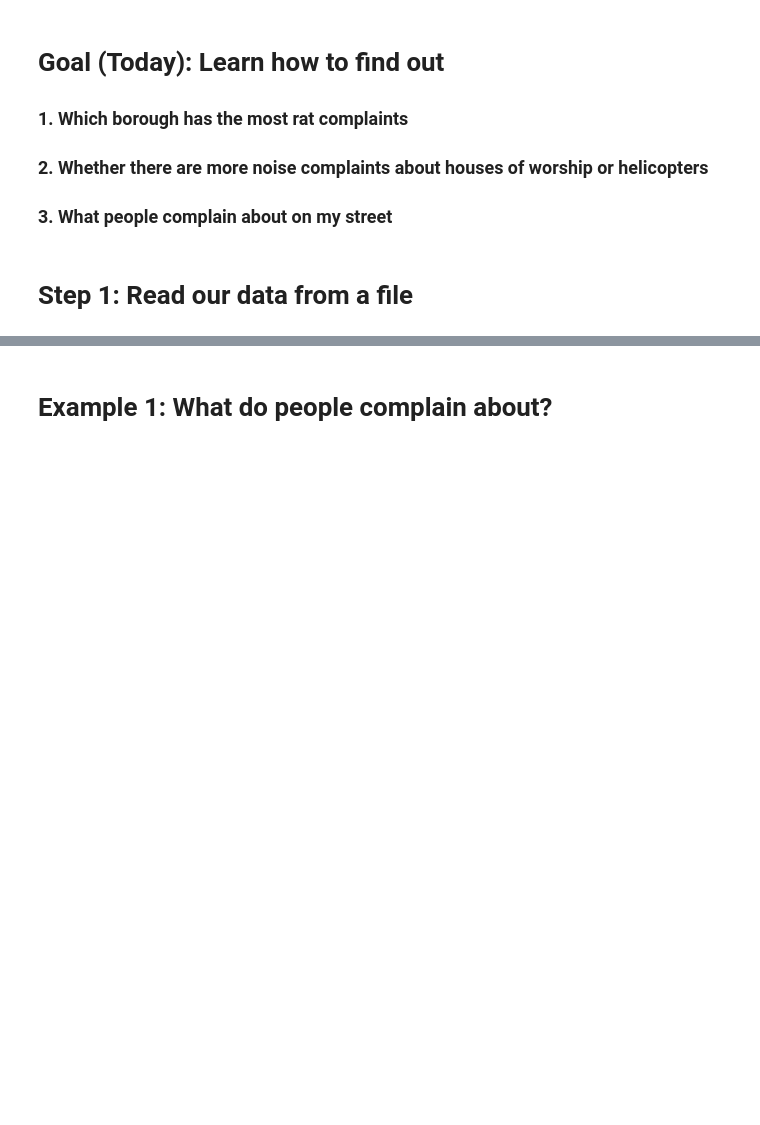
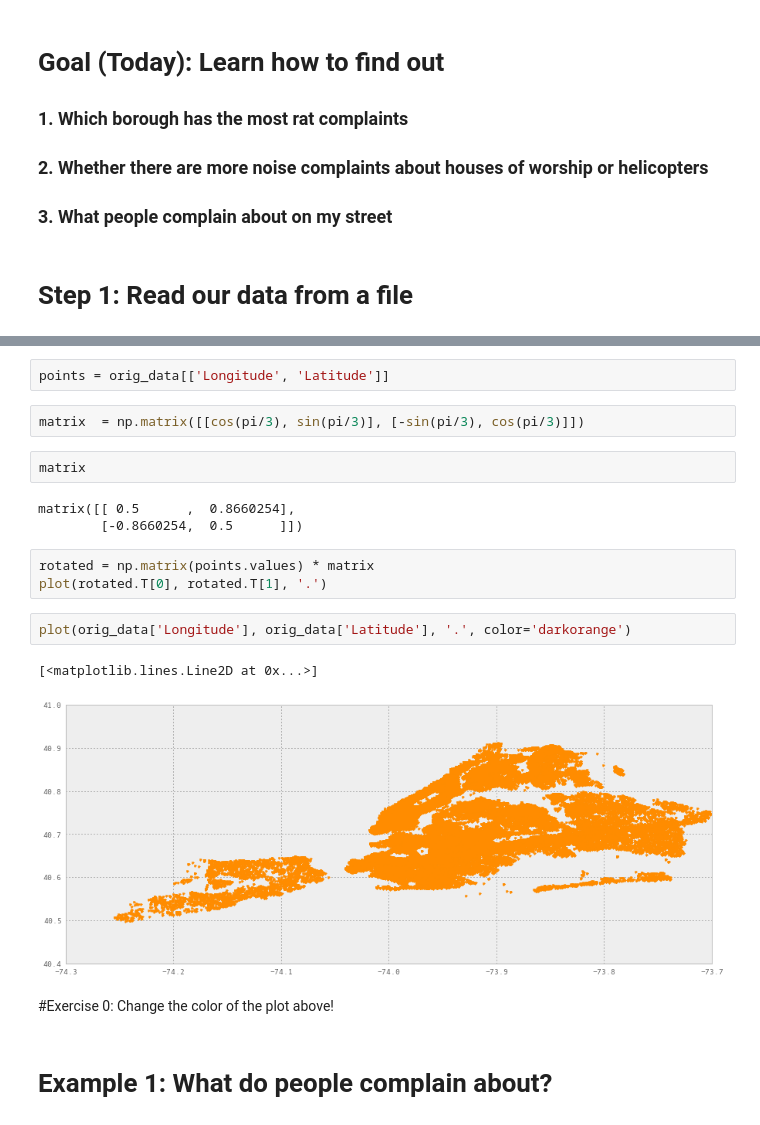
Before and after one commit to jvns/talks, a Jupyter notebook: pydatanyc2013/PyData NYC 2013 tutorial (morning).ipynb, the cells around one changed output, grey strips where cells are left out. Cells and saved outputs as stored; diff of their text form; blank space fills up the shorter version.

Commit message:
Add graph of the latitudes and longitudes

```diff
--- a/pydatanyc2013/PyData NYC 2013 tutorial (morning).ipynb
+++ b/pydatanyc2013/PyData NYC 2013 tutorial (morning).ipynb
@@ -39,5 +41,24 @@ orig_data[:5]
 | 2 | 26594139 | 2013-10-31 02:00:24 | 10/31/2013 02:40:32 AM | NYPD | New York City Police Department | Noise - Commercial | Loud Music/Party | ... |
 | 3 | 26595721 | 2013-10-31 01:56:23 | 10/31/2013 02:21:48 AM | NYPD | New York City Police Department | Noise - Vehicle | Car/Truck Horn | ... |
 | 4 | 26590930 | 2013-10-31 01:53:44 | NaN | DOHMH | Department of Health and Mental H... | Rodent | Condition Attracting Rodents | ... |
+# %%
+points = orig_data[['Longitude', 'Latitude']]
+# %%
+matrix  = np.matrix([[cos(pi/3), sin(pi/3)], [-sin(pi/3), cos(pi/3)]])
+# %%
+matrix
+# %% [output]
+matrix([[ 0.5      ,  0.8660254],
+        [-0.8660254,  0.5      ]])
+# %%
+rotated = np.matrix(points.values) * matrix
+plot(rotated.T[0], rotated.T[1], '.')
+# %%
+plot(orig_data['Longitude'], orig_data['Latitude'], '.', color='darkorange')
+# %% [output]
+[<matplotlib.lines.Line2D at 0x...>]
+[figure, added]
+# %% [markdown]
+#Exercise 0: Change the color of the plot above!
 # %% [markdown]
 # Example 1: What do people complain about?
```
Also changed, not shown: parts of 4 cells of this notebook.
